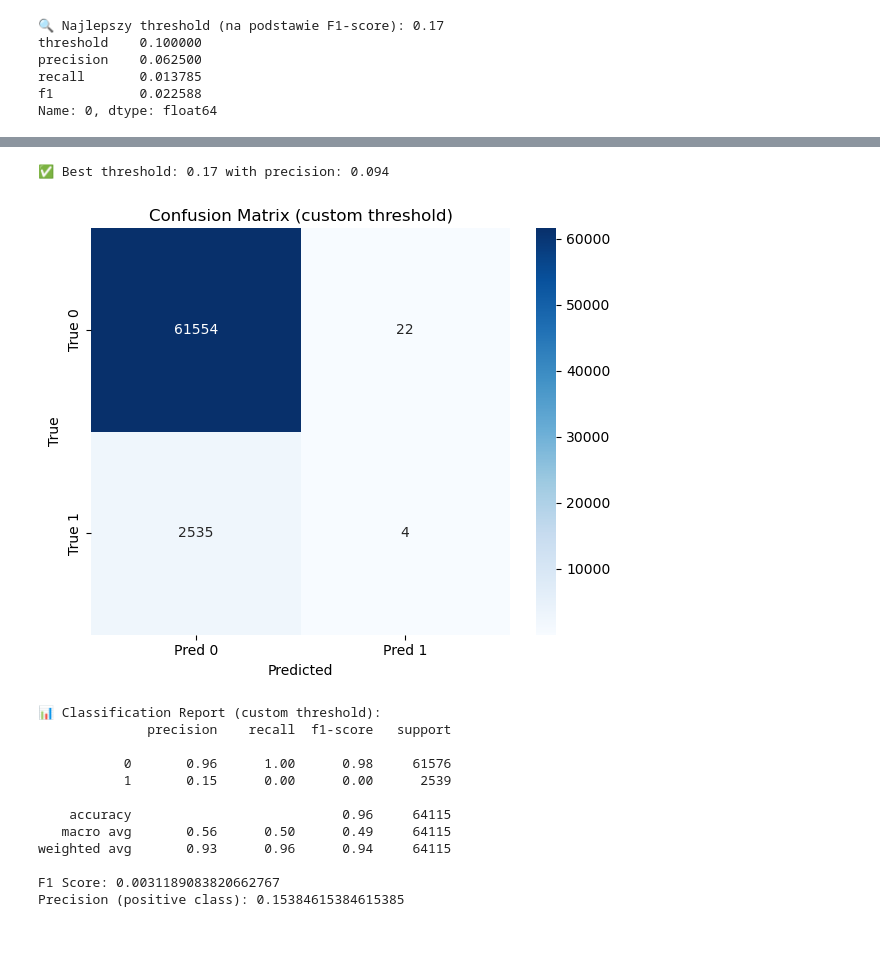
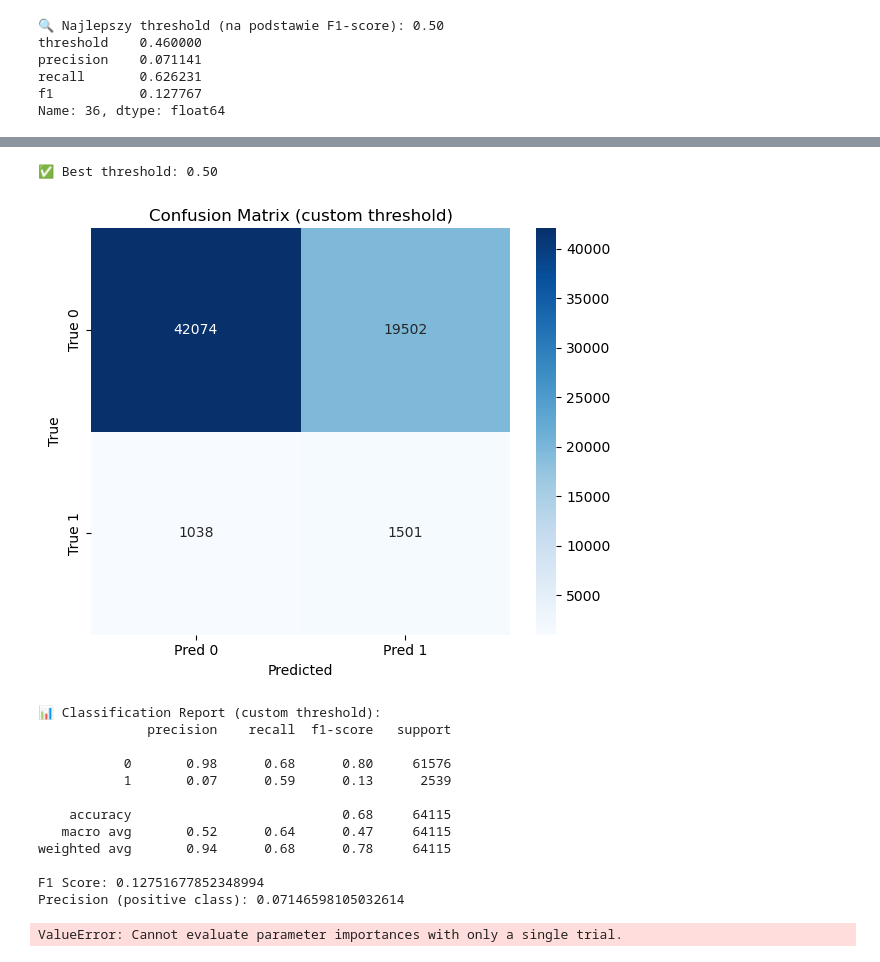
Before and after one commit to kacpert20/machine_learning_lung_cancer, a Jupyter notebook: CatBoost_tuning_visualisation.ipynb, the cells around one changed output, grey strips where cells are left out. Saved outputs shown, nothing was run; the diff lists cells and outputs as text; code cells hidden in the pictures.

Commit message:
1. catboost dalsza walka+ narzędzie ewaluacyjne+zapis modeli do folderu "models"
UWAGA PO TYM COMMICIE NIC JESZCZE NIE DZIAŁA, musze po prostu przerwac, ale jeszcze wszystko naprawię

```diff
--- a/CatBoost_tuning_visualisation.ipynb
+++ b/CatBoost_tuning_visualisation.ipynb
@@ -74,11 +75,13 @@ Best parameters: {'iterations': 125, 'depth': 5, 'learning_rate': 0.173176255091
 # %%
-# Trenowanie z najlepszymi parametrami
 best_params = study.best_params
-best_params["loss_function"] = "Logloss"
-best_params["random_state"] = 42
-best_params["verbose"] = 0
-
-model = CatBoostClassifier(**best_params)
+model = CatBoostClassifier(
+    iterations=1000,
+    learning_rate=0.05,
+    scale_pos_weight=20,
+    random_state=42,
+    verbose=0,
+    **best_params
+)
 model.fit(X_train, y_train)
 
 # Predykcje prawdopodobieństw i dobór progu
@@ -109,7 +112,7 @@ best_row = results_df.loc[results_df['f1'].idxmax()]
 best_thresh = best_row['threshold']
 
 #ponieważ działa to giga kiepsko
-best_thresh = 0.17
+best_thresh = 0.5
 
 print(f"\n🔍 Najlepszy threshold (na podstawie F1-score): {best_thresh:.2f}")
 print(best_row)
@@ -129,7 +132,7 @@ plt.tight_layout()
 plt.show()
 
 
-print(f"✅ Best threshold: {best_thresh:.2f} with precision: {best_score:.3f}")
+print(f"✅ Best threshold: {best_thresh:.2f} ")
 
 # Ostateczna predykcja z najlepszym thresholdem
 y_pred_final = (y_probs >= best_thresh).astype(int)
@@ -152,9 +155,9 @@ print(classification_report(y_test, y_pred_final, digits=2))
 print("F1 Score:", f1_score(y_test, y_pred_final))
 print("Precision (positive class):", precision_score(y_test, y_pred_final))
 # %% [output]
-🔍 Najlepszy threshold (na podstawie F1-score): 0.17
-threshold    0.100000
-precision    0.062500
-recall       0.013785
-f1           0.022588
-Name: 0, dtype: float64
+🔍 Najlepszy threshold (na podstawie F1-score): 0.50
+threshold    0.460000
+precision    0.071141
+recall       0.626231
+f1           0.127767
+Name: 36, dtype: float64
@@ -162,14 +165,14 @@ Name: 0, dtype: float64
-✅ Best threshold: 0.17 with precision: 0.094
+✅ Best threshold: 0.50
-[figure, old version]
+[figure, new version]
 📊 Classification Report (custom threshold):
               precision    recall  f1-score   support
 
-           0       0.96      1.00      0.98     61576
-           1       0.15      0.00      0.00      2539
+           0       0.98      0.68      0.80     61576
+           1       0.07      0.59      0.13      2539
 
-    accuracy                           0.96     64115
-   macro avg       0.56      0.50      0.49     64115
-weighted avg       0.93      0.96      0.94     64115
+    accuracy                           0.68     64115
+   macro avg       0.52      0.64      0.47     64115
+weighted avg       0.94      0.68      0.78     64115
 
-F1 Score: 0.0031189083820662767
-Precision (positive class): 0.15384615384615385
+F1 Score: 0.12751677852348994
+Precision (positive class): 0.07146598105032614
@@ -176,3 +186,8 @@ Precision (positive class): 0.15384615384615385
+# %%
+optuna.visualization.plot_optimization_history(study).show()
+optuna.visualization.plot_param_importances(study).show()
+# %% [output]
+ValueError: Cannot evaluate parameter importances with only a single trial.
 # %%
 explainer = shap.TreeExplainer(model)
 shap_values = explainer.shap_values(X_test)
```
Also changed, not shown: parts of 4 cells of this notebook, 9 other files.
